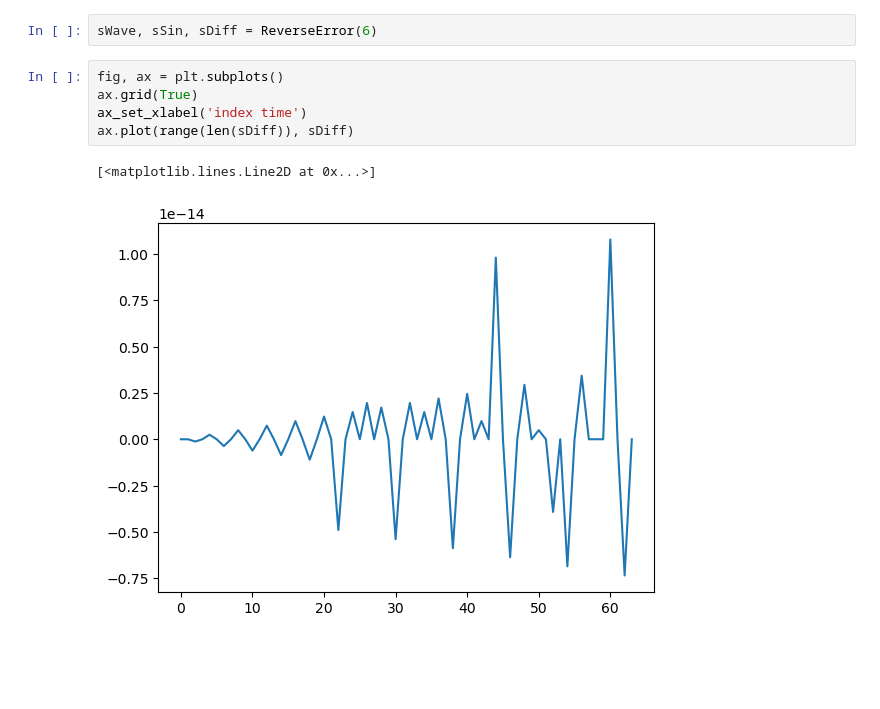
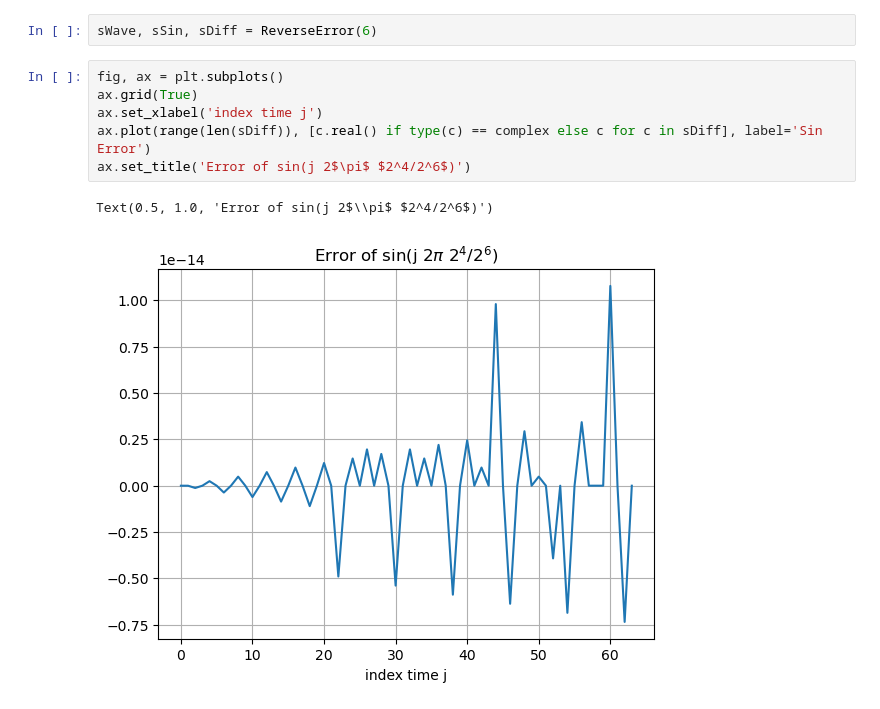
Before and after one commit to Chengpu0707/VarianceArithmetic, a Jupyter notebook: IPyNb/FFT_unfaithful.ipynb, the cells around one changed output. Saved outputs shown, nothing was run; the diff lists cells and outputs as text; blank space fills up the shorter version.

```diff
--- a/IPyNb/FFT_unfaithful.ipynb
+++ b/IPyNb/FFT_unfaithful.ipynb
@@ -157,8 +181,9 @@ sWave, sSin, sDiff = ReverseError(6)
 # %%
 fig, ax = plt.subplots()
 ax.grid(True)
-ax_set_xlabel('index time')
-ax.plot(range(len(sDiff)), sDiff)
+ax.set_xlabel('index time j')
+ax.plot(range(len(sDiff)), [c.real() if type(c) == complex else c for c in sDiff], label='Sin Error')
+ax.set_title('Error of sin(j 2$\pi$ $2^4/2^6$)')
 # %% [output]
-[<matplotlib.lines.Line2D at 0x...>]
+Text(0.5, 1.0, 'Error of sin(j 2$\\pi$ $2^4/2^6$)')
-[figure, old version]
+[figure, new version]
```
Also changed, not shown: parts of 2 cells of this notebook, 7 other files.
